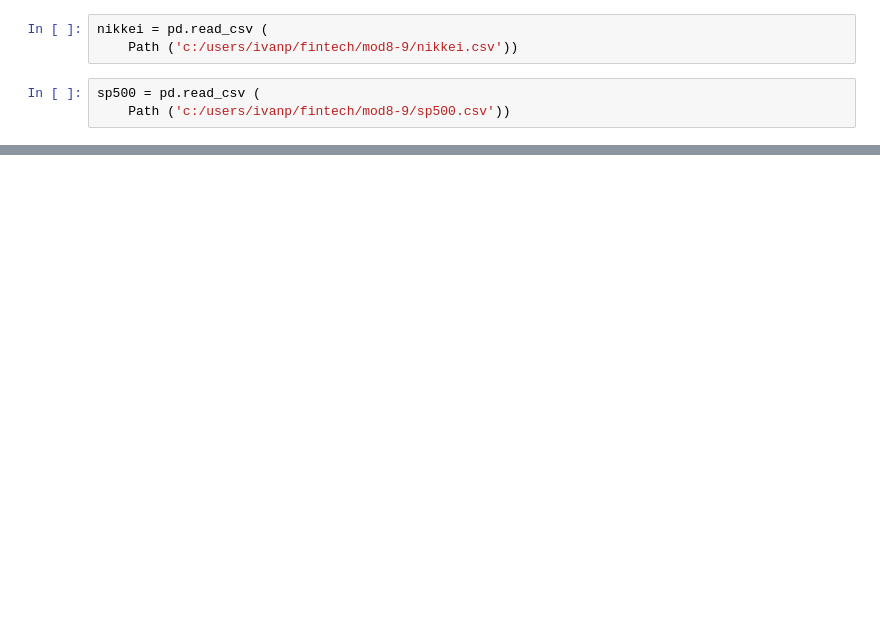
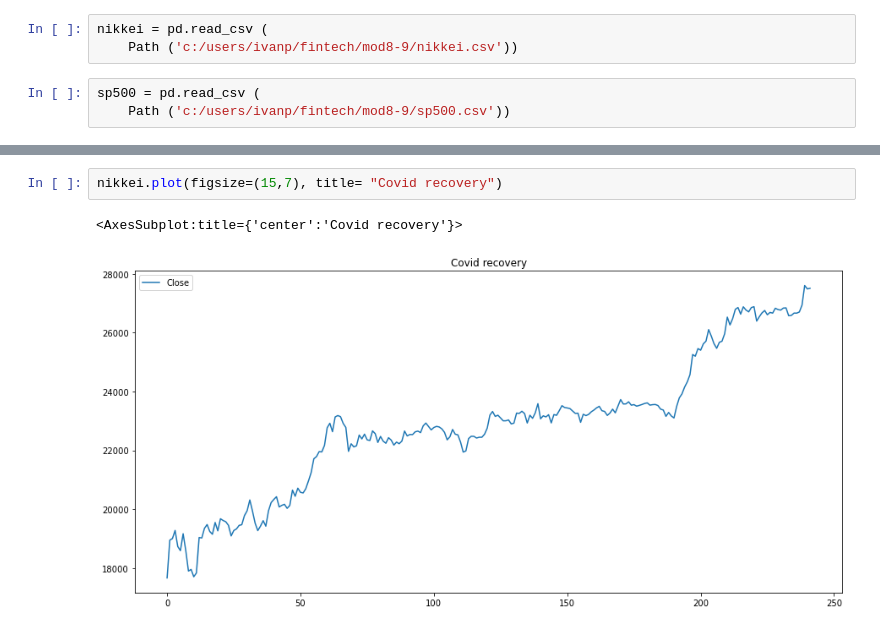
Before and after one commit to ivanpython98/project1, a Jupyter notebook: project1.ipynb, the cells around one changed output, grey strips where cells are left out. Cells and saved outputs as stored; diff of their text form; blank space fills up the shorter version.

```diff
--- a/project1.ipynb
+++ b/project1.ipynb
@@ -65,0 +50,5 @@ sp500.drop(columns=['Open', 'High', 'Low', 'Volume'])
+# %%
+nikkei.plot(figsize=(15,7), title= "Covid recovery")
+# %% [output]
+<AxesSubplot:title={'center':'Covid recovery'}>
+[figure, added]
```
Also changed, not shown: parts of 9 cells of this notebook.
